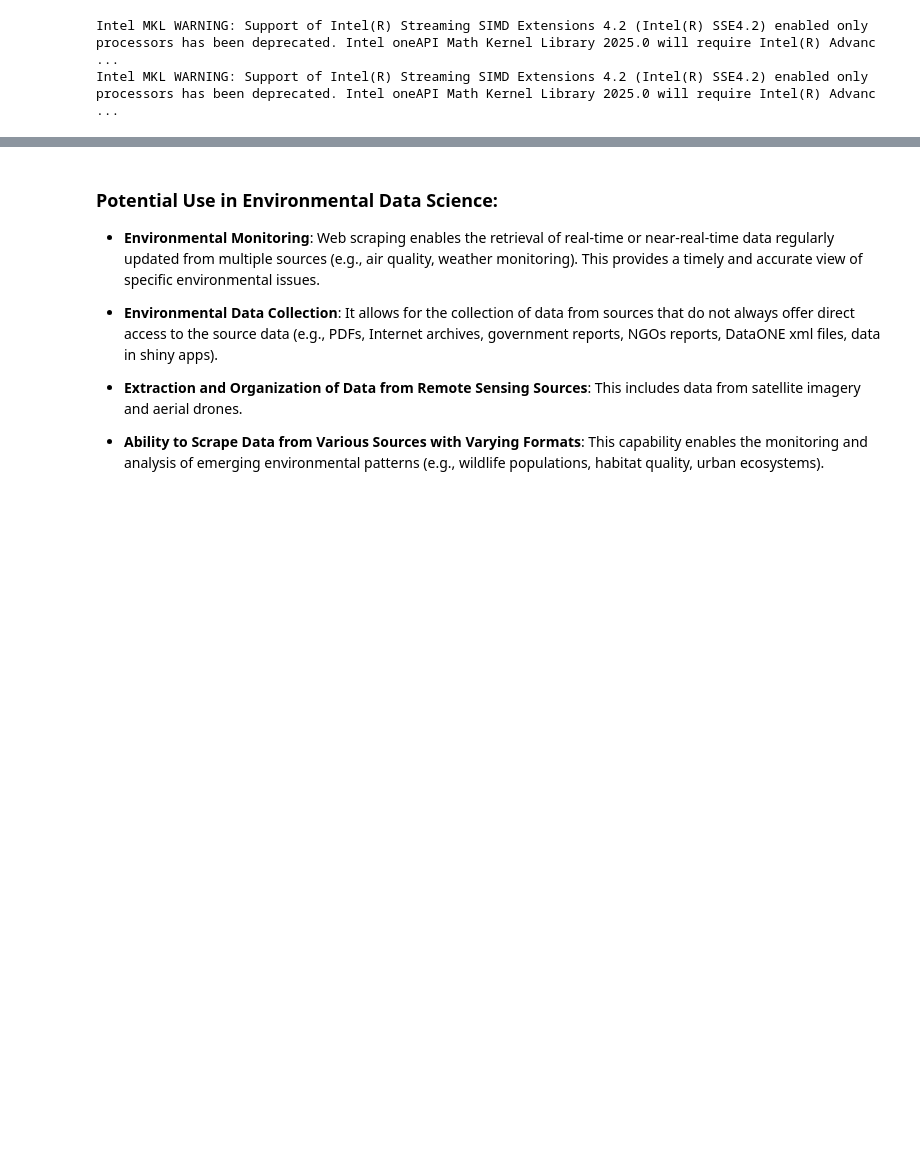
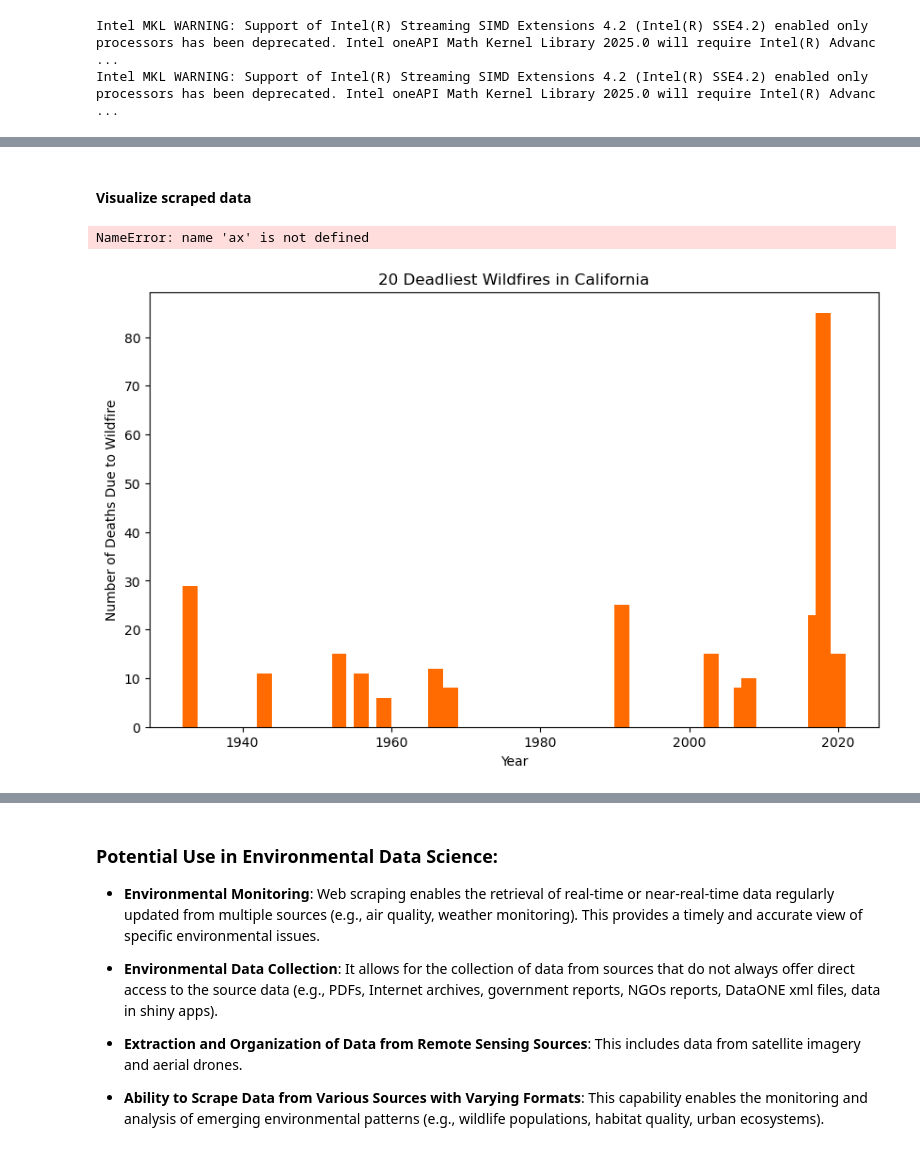
Before and after one commit to fletcher-m/group3_project, a Jupyter notebook: nbs/beautiful_soup_demo.ipynb, the cells around one changed output, grey strips where cells are left out. Cells and saved outputs as stored; diff of their text form; code cells hidden in the pictures; blank space fills up the shorter version.

```diff
--- a/nbs/beautiful_soup_demo.ipynb
+++ b/nbs/beautiful_soup_demo.ipynb
@@ -151,0 +229,15 @@ plt.show()
+# %%
+# Convert the DateColumn to datetime and then extract the year
+deadly_fires_df['Year'] = pd.to_datetime(deadly_fires_df['Start date'], format="%B %Y").dt.year
+
+# Sort dataframes by deaths count in Asceding order
+deadly_fires_df.sort_values(by='Deaths', inplace=True)
+
+# Convert column to correct data type
+deadly_fires_df['Acres'] = pd.to_numeric(deadly_fires_df['Acres'], errors='coerce')
+deadly_fires_df['Hectares'] = pd.to_numeric(deadly_fires_df['Hectares'], errors='coerce')
+deadly_fires_df['Structures'] = pd.to_numeric(deadly_fires_df['Structures'], errors='coerce')
+deadly_fires_df['Deaths'] = pd.to_numeric(deadly_fires_df['Deaths'], errors='coerce')
+deadly_fires_df['Year'] = deadly_fires_df['Year'].astype('int')  # Assuming 'Year' should be an integer
+# Print the updated DataFrame
+deadly_fires_df.tail()
@@ -151,0 +251,26 @@ plt.show()
+# %% [markdown]
+#### Visualize scraped data
+# %%
+import matplotlib.pyplot as plt
+
+# Create a figure with a specified size
+fig = plt.figure(figsize=(10, 6))
+
+# Create a bar chart with specified data
+plt.bar(deadly_fires_df['Year'], deadly_fires_df['Deaths'], color='#FF6B00', width=2)
+
+# Set labels for the x and y axes
+plt.xlabel('Year')
+plt.ylabel('Number of Deaths Due to Wildfire')
+
+# Set the title of the plot
+plt.title('20 Deadliest Wildfires in California')
+
+# annotate each bar with wildfire name
+plt.text(0.7, 0.88, 'The Camp Fire, Nov-2018', ha='center', va='center', transform=ax.transAxes)
+
+# Display the plot
+plt.show()
+# %% [output]
+NameError: name 'ax' is not defined
+[figure, added]
```
Also changed, not shown: parts of 18 cells of this notebook, 2 other files.
